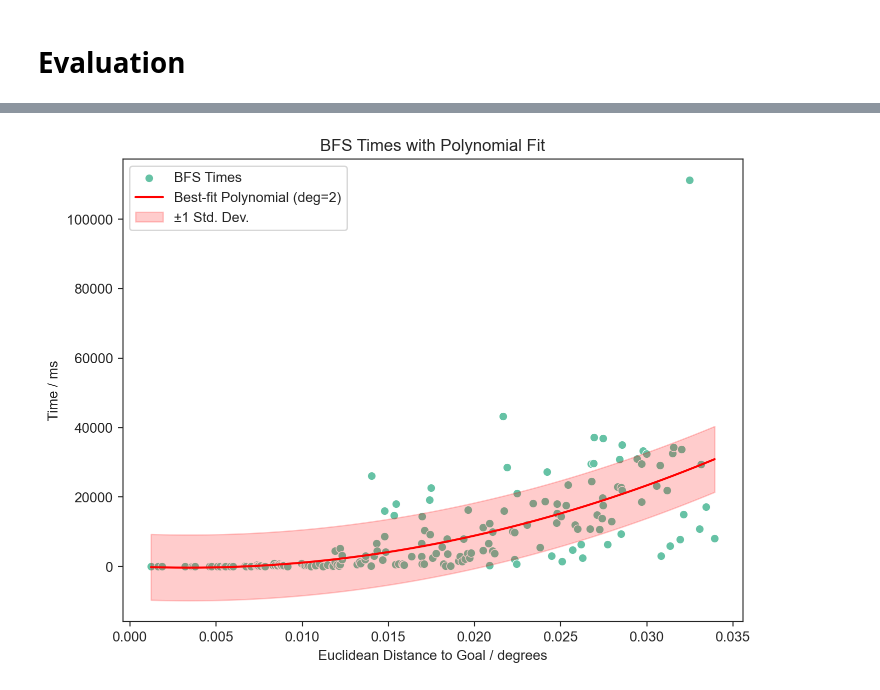
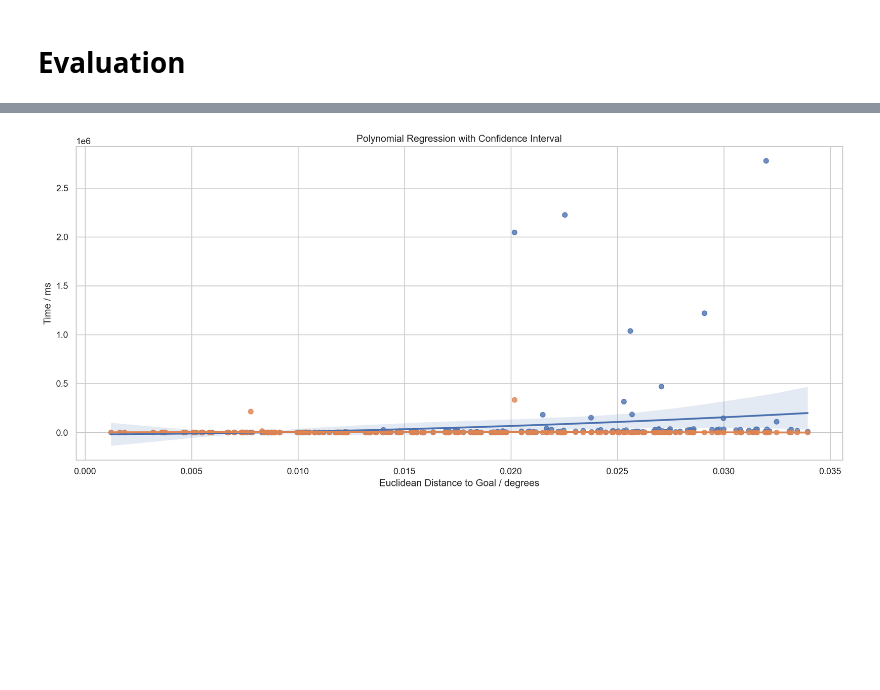
Before and after one commit to Hal609/AIP_map_search, a Jupyter notebook: map_search.ipynb, the cells around one changed output, grey strips where cells are left out. Cells and saved outputs as stored; diff of their text form; code cells hidden in the pictures; blank space fills up the shorter version.

```diff
--- a/map_search.ipynb
+++ b/map_search.ipynb
@@ -373,45 +377,24 @@ plt.ylabel("Time /ms");
-# %%
-df_cropped_bfs = df_cropped.loc[df_cropped["Algorithm"]=="BFS_Time"]
-
-distances = df_cropped_bfs["Distance"].values  # Extract distances as a NumPy array
-bfs_times = df_cropped_bfs["Time"].values  # Extract BFS times as a NumPy array
-
-# Fit a polynomial (degree 2)
-degree = 2
-coeffs = np.polyfit(distances, bfs_times, degree)
-poly_fit = np.poly1d(coeffs)
-
-# Generate the best-fit line
-fit_line = poly_fit(distances)
-
-# Calculate errors (residuals)
-errors = bfs_times - fit_line
-
-# Plot the data
-plt.figure(figsize=(8, 6))
-sns.scatterplot(x=distances, y=bfs_times, label="BFS Times")
-
-# Plot the best-fit line
-x_fit = np.linspace(distances.min(), distances.max(), 500)  # Smooth line
-y_fit = poly_fit(x_fit)
-plt.plot(x_fit, y_fit, label="Best-fit Polynomial (deg=2)", color="red")
-
-# Plot error region (±1 standard deviation)
-std_dev = np.std(errors)
-plt.fill_between(
-    x_fit,
-    y_fit - std_dev,
-    y_fit + std_dev,
-    color="red",
-    alpha=0.2,
-    label="±1 Std. Dev."
-)
-
-# Labels and legend
-plt.xlabel("Euclidean Distance to Goal / degrees")
-plt.ylabel("Time / ms")
-plt.title("BFS Times with Polynomial Fit")
-plt.legend()
-plt.show()
-# %% [output]
-[figure, removed]
+# %%
+sns.regplot(
+    data=df.loc[results_df["Algorithm"]=="BFS"],
+    x="Distance",
+    y="Time",
+    order=2,  # Degree of polynomial
+    ci=95,    # Confidence interval percentage
+)
+
+sns.regplot(
+    data= df.loc[results_df["Algorithm"]=="DFS"],
+    x="Distance",
+    y="Time",
+    order=2,  # Degree of polynomial
+    ci=95,    # Confidence interval percentage
+)
+
+# Customize the plot
+plt.xlabel("Euclidean Distance to Goal / degrees")
+plt.ylabel("Time / ms")
+plt.title("Polynomial Regression with Confidence Interval")
+plt.show()
+# %% [output]
+[figure, added]
```
Also changed, not shown: parts of 10 cells of this notebook.
